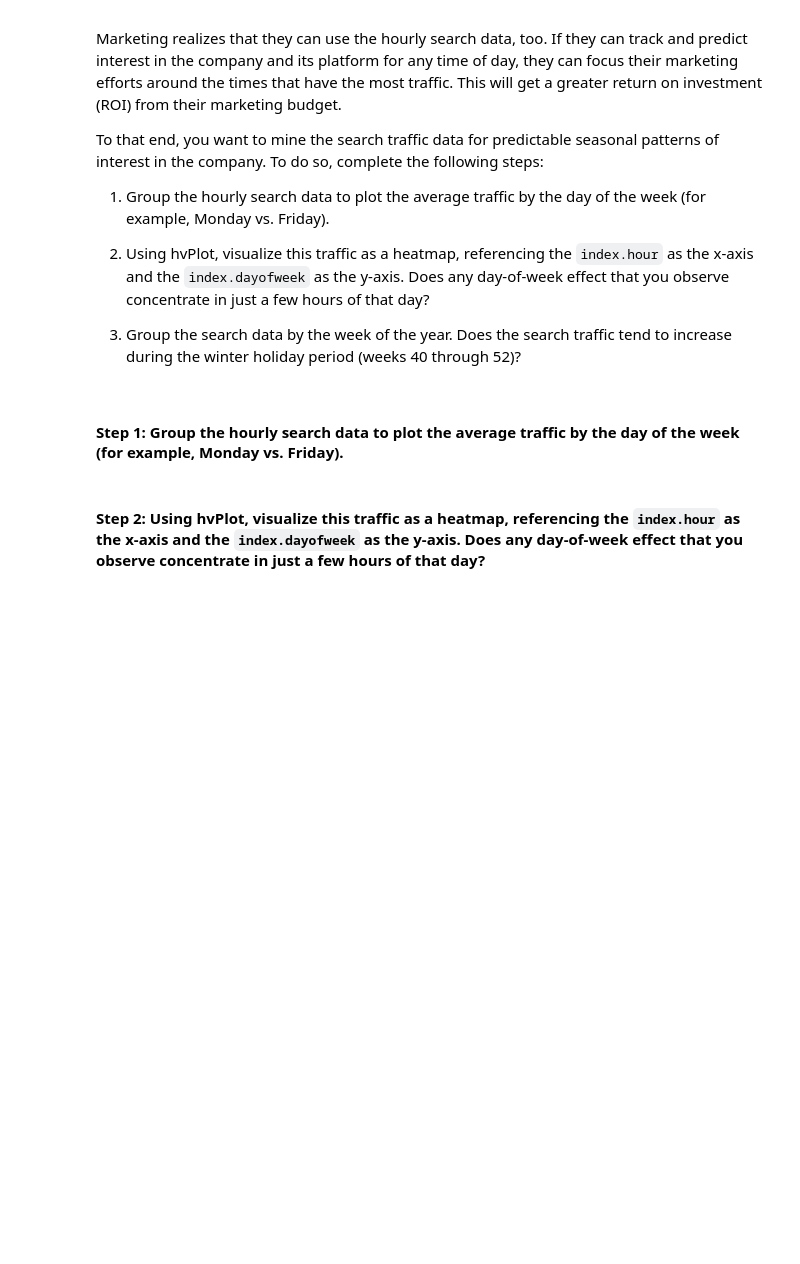
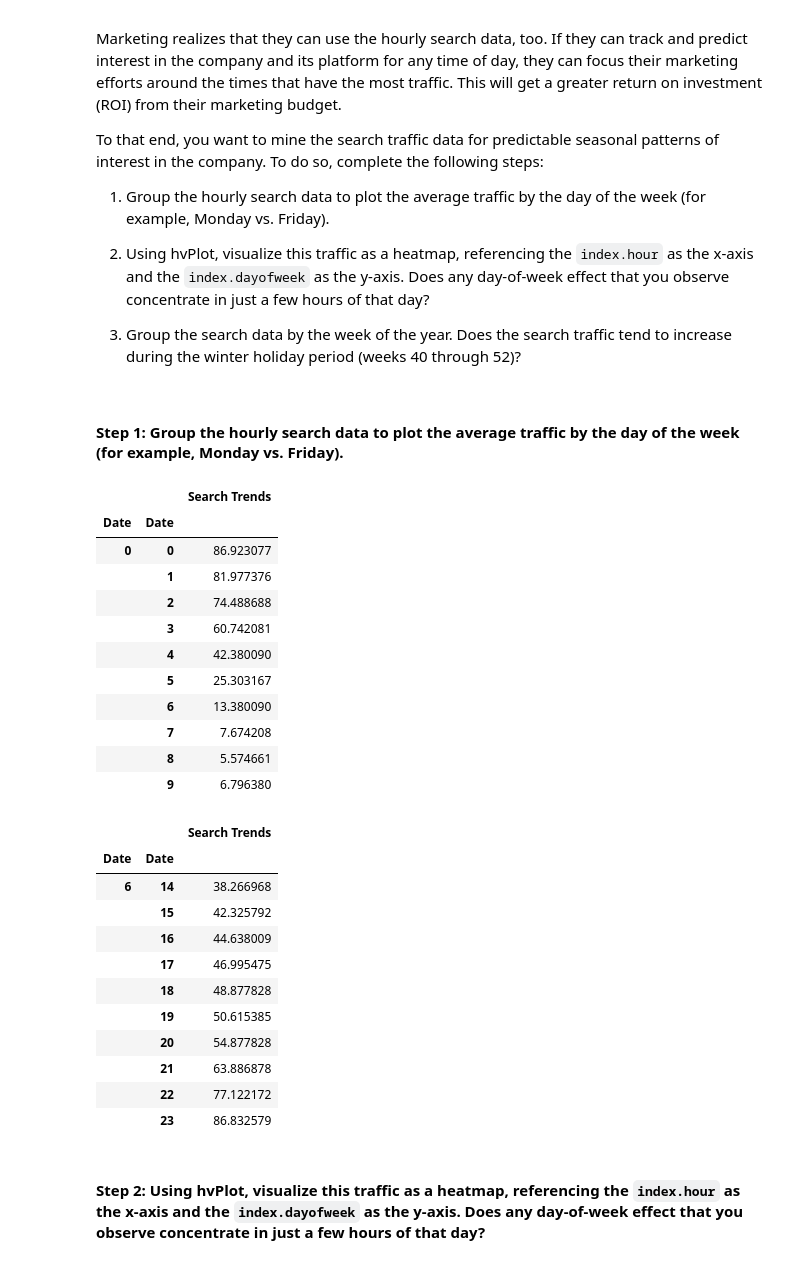
Before and after one commit to Arty-j/Mercado_Libre, a Jupyter notebook: forecasting_net_prophet.ipynb, the cells around one changed output. Cells and saved outputs as stored; diff of their text form; code cells hidden in the pictures; blank space fills up the shorter version.

```diff
--- a/forecasting_net_prophet.ipynb
+++ b/forecasting_net_prophet.ipynb
@@ -212,10 +218,38 @@ To that end, you want to mine the search traffic data for predictable seasonal p
 #### Step 1: Group the hourly search data to plot the average traffic by the day of the week (for example, Monday vs. Friday).
 # %%
 # Holoviews extension to render hvPlots in Colab
-hv.extension('bokeh')
+#hv.extension('bokeh')
 
 # Group the hourly search data to plot (use hvPlot) the average traffic by the day of week
-# YOUR CODE HERE
+groupby_weekday = [df_mercado_trends.index.dayofweek, df_mercado_trends.index.hour]
+weekday_avg = df_mercado_trends.groupby(groupby_weekday).mean()
+display(weekday_avg.head(10))
+weekday_avg.tail(10)
+# %% [output]
+|  |  | Search Trends |
+| Date | Date |  |
+| 0 | 0 | 86.923077 |
+|  | 1 | 81.977376 |
+|  | 2 | 74.488688 |
+|  | 3 | 60.742081 |
+|  | 4 | 42.380090 |
+|  | 5 | 25.303167 |
+|  | 6 | 13.380090 |
+|  | 7 | 7.674208 |
+|  | 8 | 5.574661 |
+|  | 9 | 6.796380 |
+|  |  | Search Trends |
+| Date | Date |  |
+| 6 | 14 | 38.266968 |
+|  | 15 | 42.325792 |
+|  | 16 | 44.638009 |
+|  | 17 | 46.995475 |
+|  | 18 | 48.877828 |
+|  | 19 | 50.615385 |
+|  | 20 | 54.877828 |
+|  | 21 | 63.886878 |
+|  | 22 | 77.122172 |
+|  | 23 | 86.832579 |
 # %% [markdown]
 #### Step 2: Using hvPlot, visualize this traffic as a heatmap, referencing the `index.hour` as the x-axis and the `index.dayofweek` as the y-axis. Does any day-of-week effect that you observe concentrate in just a few hours of that day?
 # %%
```
Also changed, not shown: parts of 23 cells of this notebook, 1 other file.
